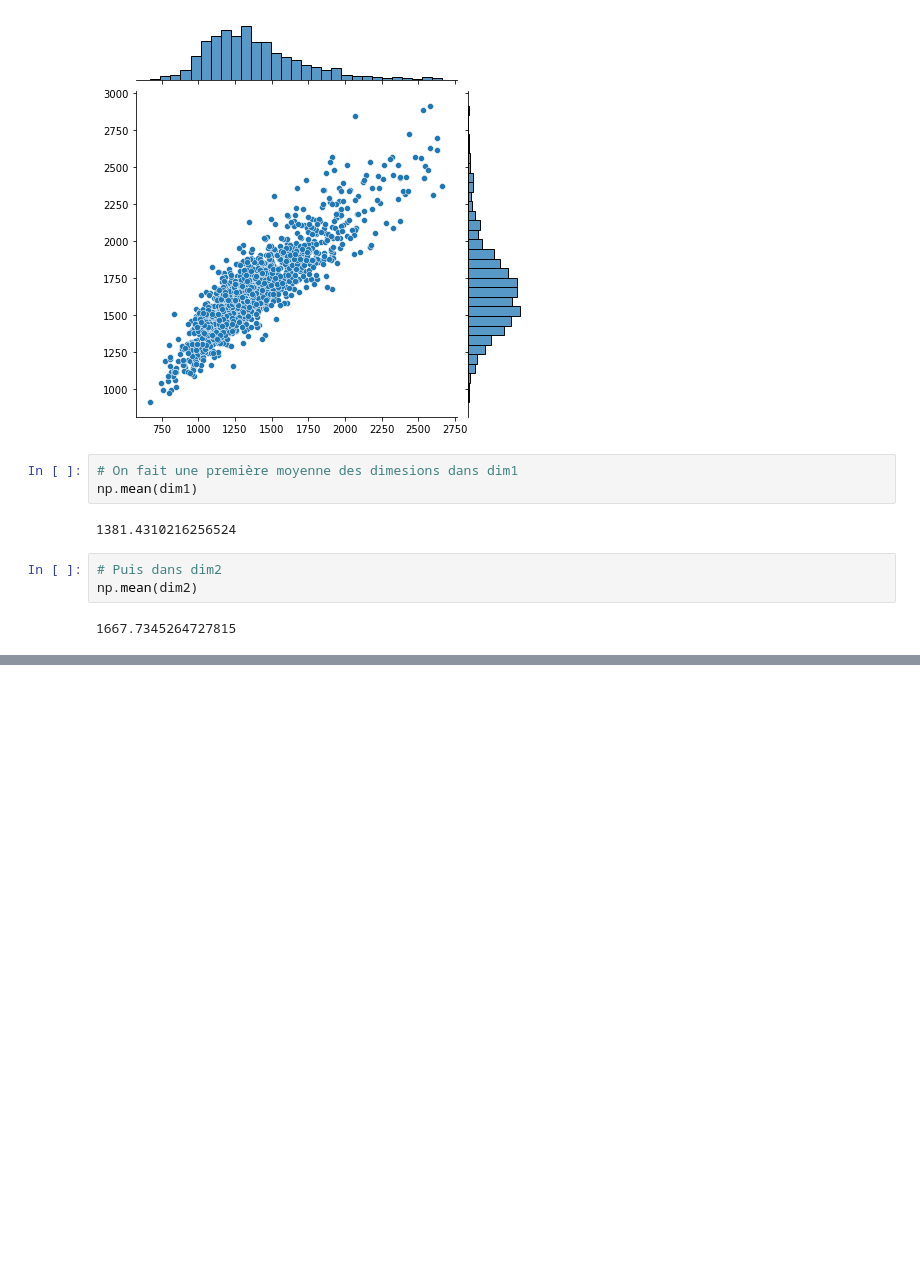
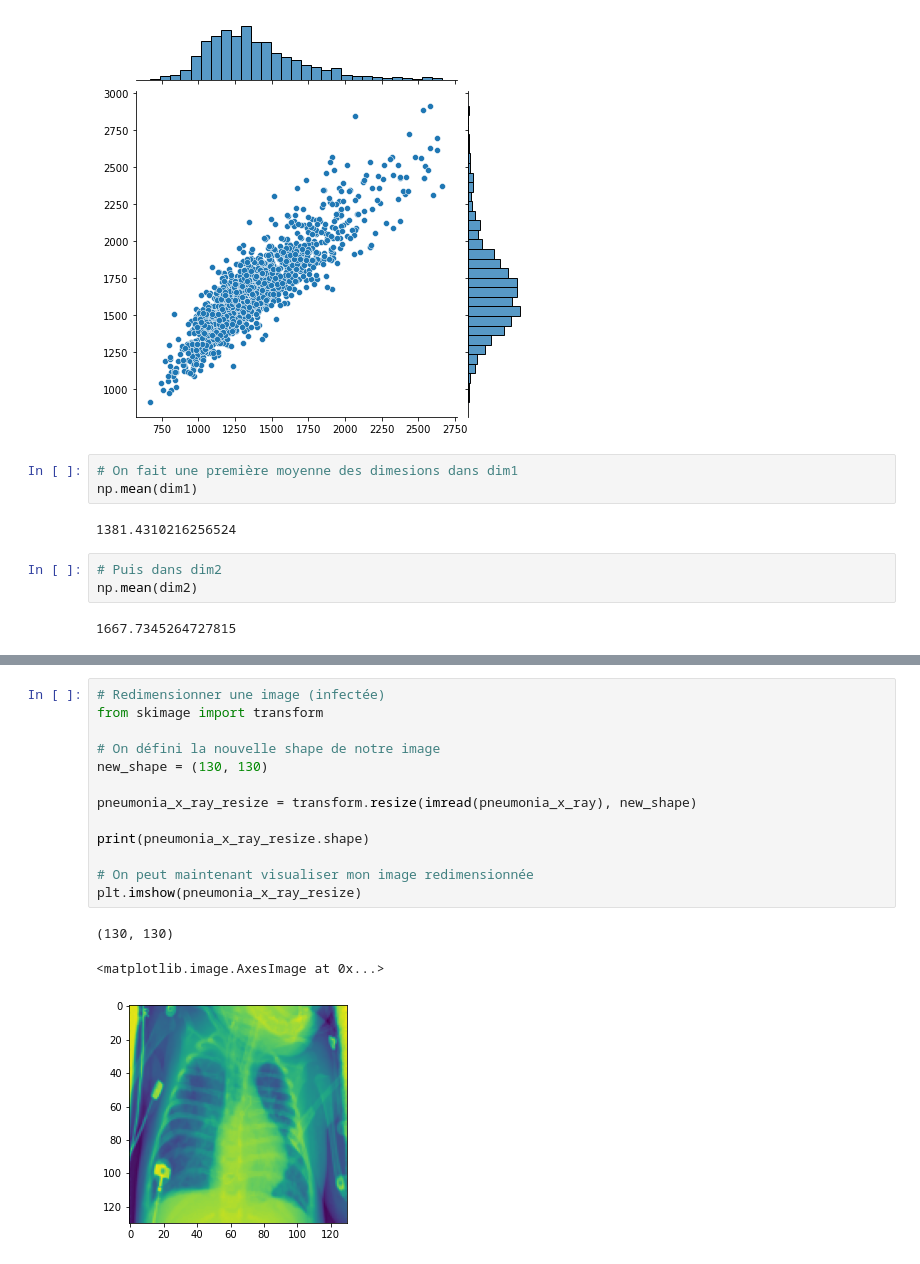
Before and after one commit to younessbennaj/T-DEV-810, a Jupyter notebook: notebook-zoidberg.ipynb, the cells around one changed output, grey strips where cells are left out. Saved outputs shown, nothing was run; the diff lists cells and outputs as text; blank space fills up the shorter version.

```diff
--- a/notebook-zoidberg.ipynb
+++ b/notebook-zoidberg.ipynb
@@ -145,0 +135,17 @@ train_gen = flow_from_dataframe(core_idg, train_df,
+# %%
+# Redimensionner une image (infectée)
+from skimage import transform
+
+# On défini la nouvelle shape de notre image
+new_shape = (130, 130)
+
+pneumonia_x_ray_resize = transform.resize(imread(pneumonia_x_ray), new_shape)
+
+print(pneumonia_x_ray_resize.shape)
+
+# On peut maintenant visualiser mon image redimensionnée
+plt.imshow(pneumonia_x_ray_resize)
+# %% [output]
+(130, 130)
+<matplotlib.image.AxesImage at 0x...>
+[figure, added]
```
Also changed, not shown: parts of 20 cells of this notebook, 9 other files.
